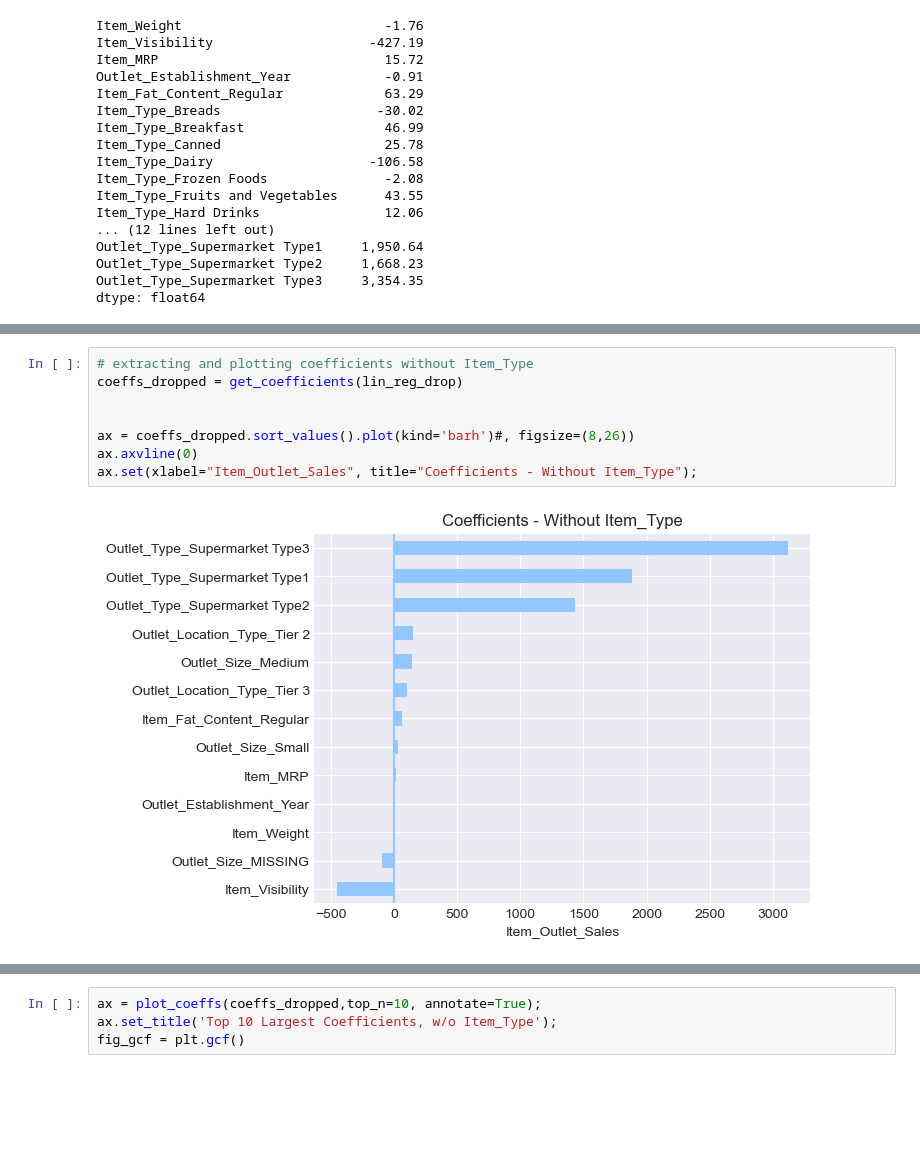
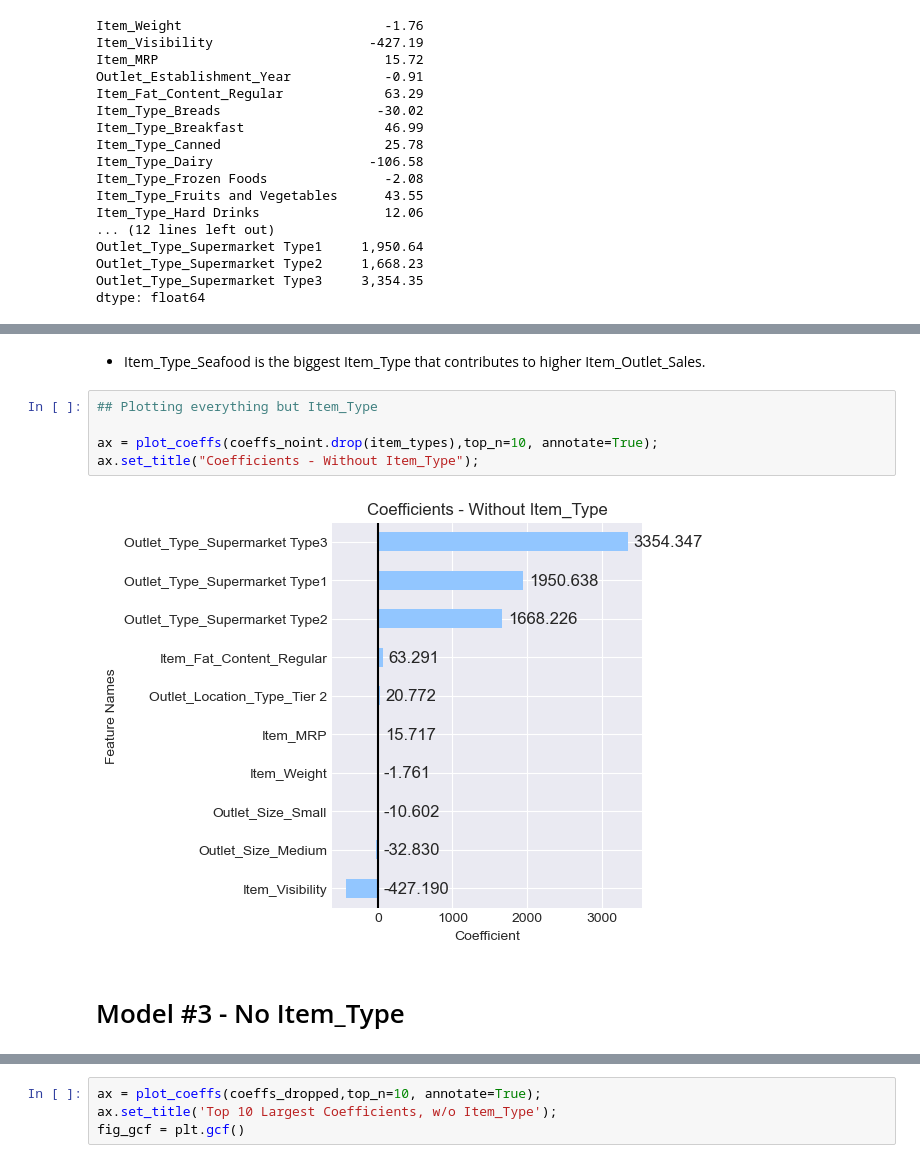
Before and after one commit to CaillahR/Importances-and-Coefficients, a Jupyter notebook: Part 1.ipynb, the cells around one changed output, grey strips where cells are left out. Cells and saved outputs as stored; diff of their text form; blank space fills up the shorter version.

```diff
--- a/Part 1.ipynb
+++ b/Part 1.ipynb
@@ -1192,10 +1066,11 @@ Test Data:      R^2= 0.57       RMSE= 1091.01
-# %%
-# extracting and plotting coefficients without Item_Type
-coeffs_dropped = get_coefficients(lin_reg_drop)
-
-
-ax = coeffs_dropped.sort_values().plot(kind='barh')#, figsize=(8,26))
-ax.axvline(0)
-ax.set(xlabel="Item_Outlet_Sales", title="Coefficients - Without Item_Type");
-# %% [output]
-[figure, removed]
+# %% [markdown]
+- Item_Type_Seafood is the biggest Item_Type that contributes to higher Item_Outlet_Sales.
+# %%
+## Plotting everything but Item_Type
+
+ax = plot_coeffs(coeffs_noint.drop(item_types),top_n=10, annotate=True);
+ax.set_title("Coefficients - Without Item_Type");
+# %% [output]
+[figure, added]
+# %% [markdown]
+# Model #3 - No Item_Type
```
Also changed, not shown: parts of 71 cells of this notebook, 1 other file.
